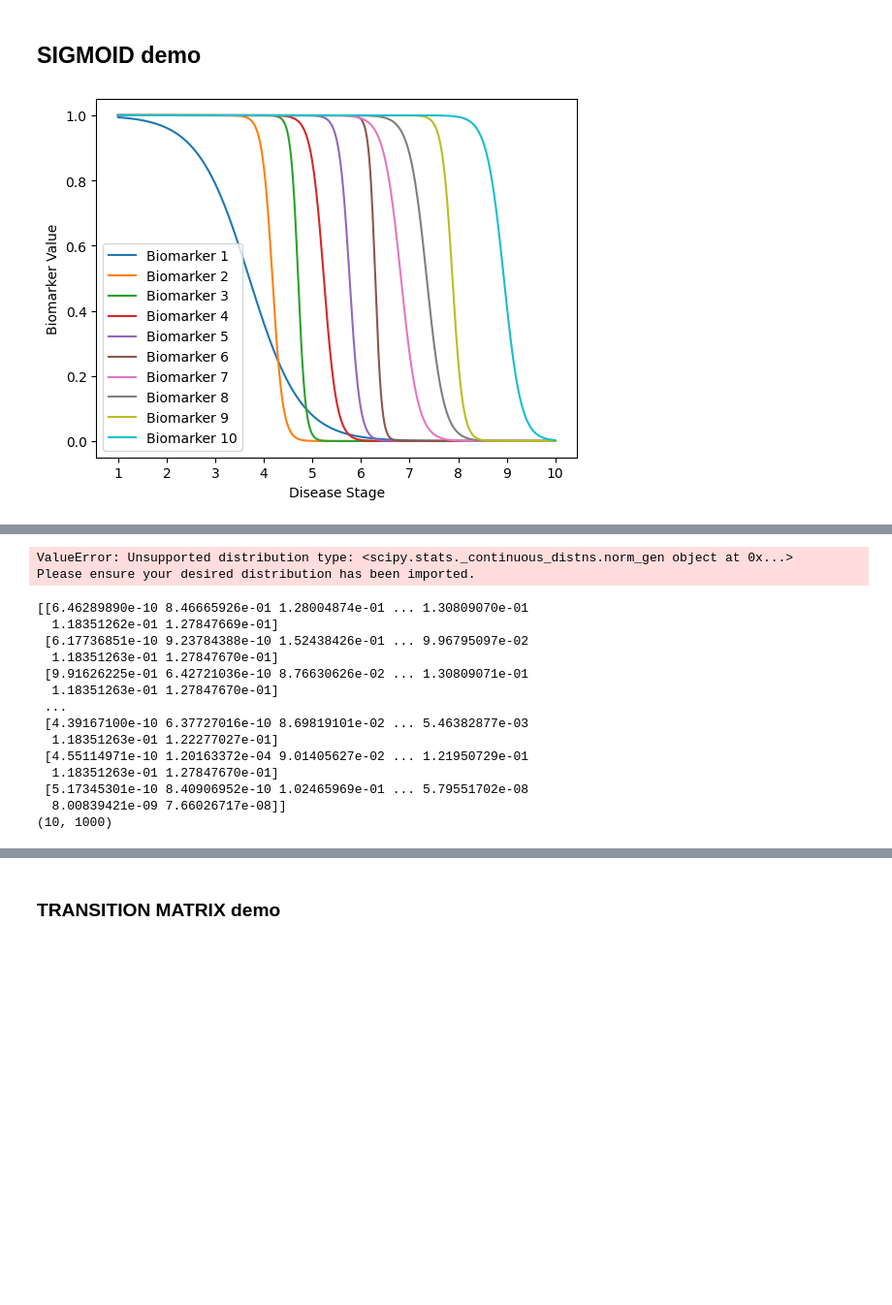
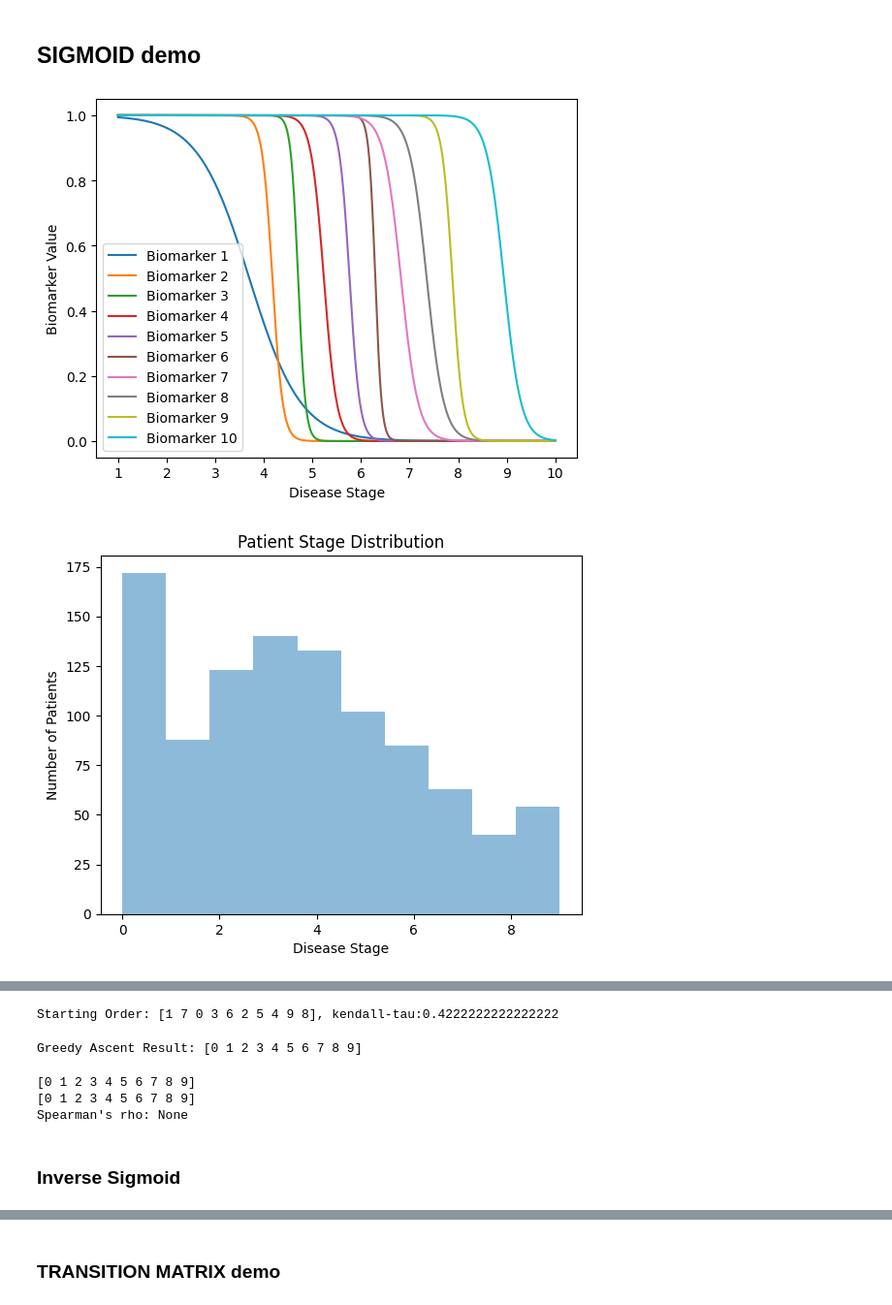
Before and after one commit to LAMCIG/Progression_models_simulations, a Jupyter notebook: notebooks/8-progression_model_simulator.ipynb, the cells around one changed output, grey strips where cells are left out. Shown at 97% size. Cells and saved outputs as stored; diff of their text form; code cells hidden in the pictures; blank space fills up the shorter version.

```diff
--- a/notebooks/8-progression_model_simulator.ipynb
+++ b/notebooks/8-progression_model_simulator.ipynb
@@ -20,36 +21,43 @@ from simulation_class.EBMAnalyzer import EBMAnalyzer
 ## SIGMOID demo
 # %%
 # model parameters
-n_biomarker_stages = 10
+n_stages = 10
 model_type = 'sigmoid'
 biomarkers_params_sigmoid = {
     0: {'s': 0.1, 'c': 1.0},
     1: {'s': 0.5, 'c': 10.0},
     2: {'s': 0.7, 'c': 20.0},
     3: {'s': 0.4, 'c': 30.0},
     4: {'s': 0.5, 'c': 40.0},
     5: {'s': 0.8, 'c': 50.0},
     6: {'s': 0.3, 'c': 60.0},
     7: {'s': 0.3, 'c': 70.0},
     8: {'s': 0.5, 'c': 80.0},
     9: {'s': 0.3, 'c': 90.0},
     9: {'s': 0.3, 'c': 100.0},
 }
 
 # generate the canonical model
-canonical_generator = CanonicalGenerator(n_biomarker_stages, model_type, biomarkers_params=biomarkers_params_sigmoid)
+sigmoid_model = CanonicalGenerator(n_stages, model_type, biomarkers_params=biomarkers_params_sigmoid)
+sigmoid_values = sigmoid_model.get_stage_values()
 
 # plot disease progression
-canonical_generator.plot_disease_progression()
+sigmoid_model.plot_disease_progression()
 
 # generate patient samples
 n_patients = 1000
-sample_generator = SampleGenerator(canonical_generator, n_patients, add_noise=True, noise_std=0.2, random_state=2, skewness=-1)
-patient_samples = sample_generator.patient_samples
+sample_generator = SampleGenerator(sigmoid_values,
+                                   n_patients,
+                                   dist_params={'loc': 3.5, 'scale': 3},
+                                   add_noise=True,
+                                   noise_std=0.25,
+                                   random_state=2)
+
+patient_samples = sample_generator.get_sample
 
 # plot stage histogram
-# sample_generator.plot_stage_histogram()
-# sample_generator.plot_biomarker_distribution(biomarker_index=1, healthy_stage_threshold=0.5)
-# sample_generator.plot_patient_biomarkers(patient_index=400)
+sample_generator.plot_stage_histogram()
+sample_generator.plot_biomarker_distribution(biomarker_index=1, healthy_stage_threshold=0.5)
 # %% [output]
 [figure]
+[figure, added]
@@ -56,34 +65,20 @@ patient_samples = sample_generator.patient_samples
 # %%
 # run analysis
-analyzer = DiseaseProgressionAnalyzer(patient_samples)
+X = sample_generator.get_sample()[0]
+y = sample_generator.get_sample()[1]
+
+analyzer = DiseaseProgressionAnalyzer(X, y)
 likelihood_matrix = analyzer.run_analysis('ebm')
 
 # get parameters including spearman's rho
 params = analyzer.ebm_analyzer.get_params()
-rho = params['rho']
-print("Spearman's rho values:", rho)
-
-# print orders
-best_order = params['best_order']
-print(best_order)
+rho = params['spearman_rho']
+print("Spearman's rho:", rho)
 # %% [output]
-ValueError: Unsupported distribution type: <scipy.stats._continuous_distns.norm_gen object at 0x...>
-Please ensure your desired distribution has been imported.
+Starting Order: [1 7 0 3 6 2 5 4 9 8], kendall-tau:0.4222222222222222
+Greedy Ascent Result: [0 1 2 3 4 5 6 7 8 9]
+[0 1 2 3 4 5 6 7 8 9]
+[0 1 2 3 4 5 6 7 8 9]
+Spearman's rho: None
-# %%
-print(likelihood_matrix)
-print(likelihood_matrix.shape)
-# %% [output]
-[[6.46289890e-10 8.46665926e-01 1.28004874e-01 ... 1.30809070e-01
-  1.18351262e-01 1.27847669e-01]
- [6.17736851e-10 9.23784388e-10 1.52438426e-01 ... 9.96795097e-02
-  1.18351263e-01 1.27847670e-01]
- [9.91626225e-01 6.42721036e-10 8.76630626e-02 ... 1.30809071e-01
-  1.18351263e-01 1.27847670e-01]
- ...
- [4.39167100e-10 6.37727016e-10 8.69819101e-02 ... 5.46382877e-03
-  1.18351263e-01 1.22277027e-01]
- [4.55114971e-10 1.20163372e-04 9.01405627e-02 ... 1.21950729e-01
-  1.18351263e-01 1.27847670e-01]
- [5.17345301e-10 8.40906952e-10 1.02465969e-01 ... 5.79551702e-08
-  8.00839421e-09 7.66026717e-08]]
-(10, 1000)
+# %% [markdown]
+### Inverse Sigmoid
```
Also changed, not shown: parts of 8 cells of this notebook, 8 other files.
